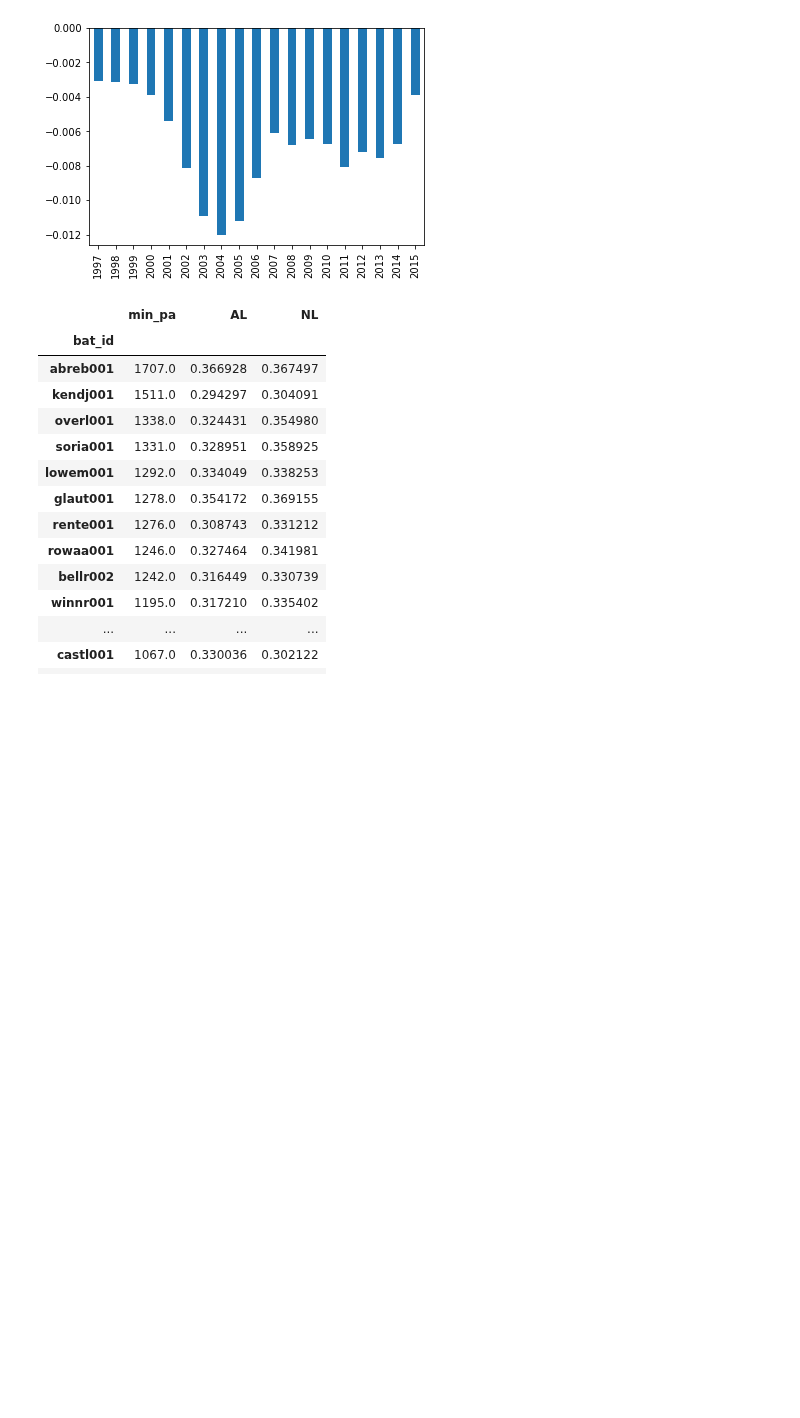
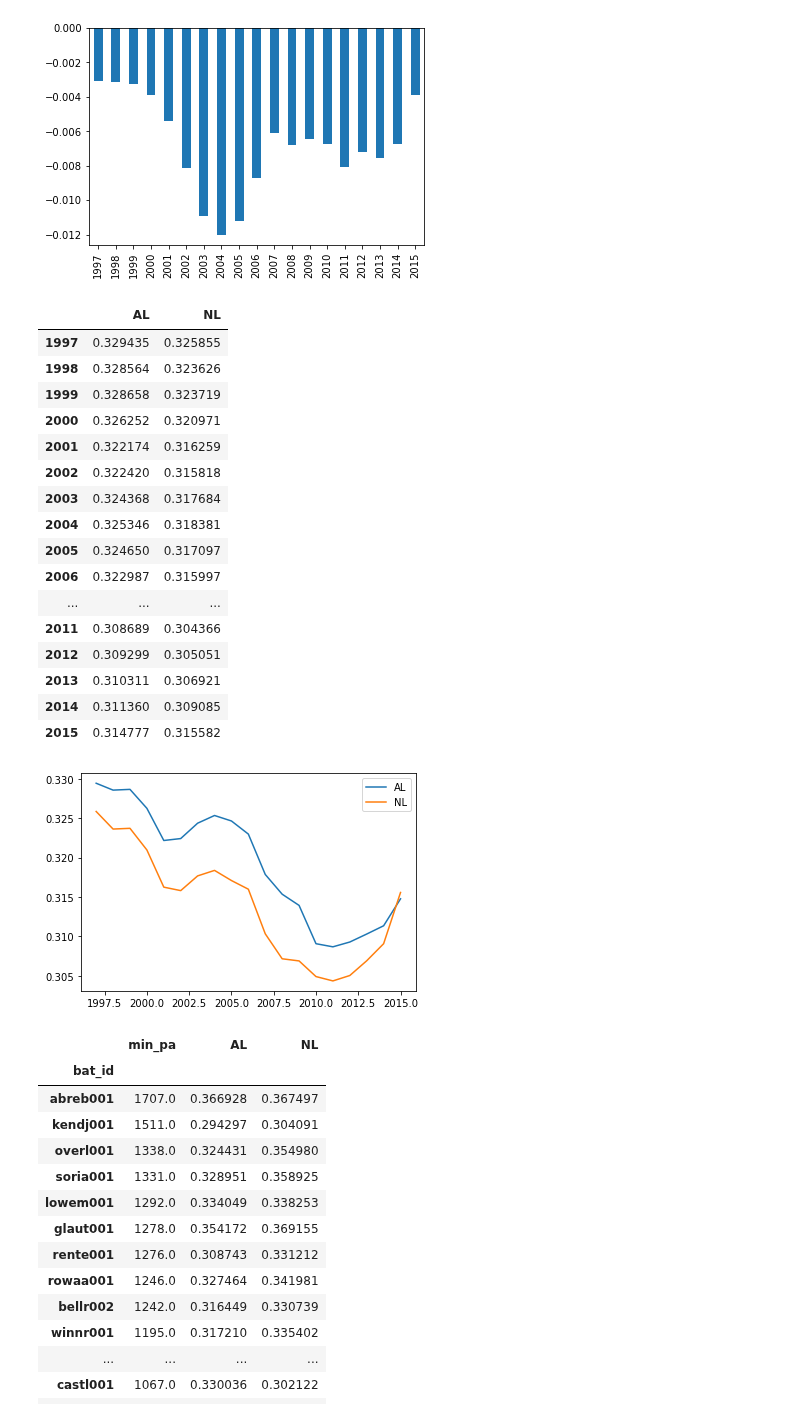
Before and after one commit to sdvinay/baseball_sql, a Jupyter notebook: pandas/AL_vs_NL.ipynb, the cells around one changed output. Cells and saved outputs as stored; diff of their text form; code cells hidden in the pictures; blank space fills up the shorter version.

Commit message:
compare both hitters and pitchers

```diff
--- a/pandas/AL_vs_NL.ipynb
+++ b/pandas/AL_vs_NL.ipynb
@@ -135,10 +135,14 @@ compute_overall_split(pa, ['bat_id', 'fld_lg_id'], 'woba')
 # %% [output]
 {'AL': 0.31160036736837976, 'NL': 0.3171716870611606}
 # %%
-def compute_split_range(df_pa, yr):
-    rng = range(yr, yr+5)
-    return compute_overall_split(df_pa.query('yr in @rng'), ['bat_id', 'fld_lg_id'], 'woba')
 
-result = pd.DataFrame({yr: compute_split_range(pa, yr) for yr in range(1997, 2016)}).T
-result.plot()
-result
+def compute_splits_windows(df_pa, split, window_size):
+
+    def compute_split_range(df_pa, yr):
+        rng = range(yr, yr+window_size)
+        return compute_overall_split(df_pa.query('yr in @rng'), split, 'woba')
+
+
+    yrs = range(df_pa['yr'].min(), df_pa['yr'].max()-window_size+1)
+    result = pd.DataFrame({yr: compute_split_range(df_pa, yr) for yr in yrs}).T
+    return result
@@ -166,6 +178,31 @@ result
 # %% [output]
 <AxesSubplot:>
 [figure]
+# %%
+# Now look at a pool of pitchers, comparing the offenses of each league
+
+result = compute_splits_windows(pa, split = ['pit_id', 'bat_lg_id'], window_size = 5)
+result.plot()
+result
+# %% [output]
+|  | AL | NL |
+| 1997 | 0.329435 | 0.325855 |
+| 1998 | 0.328564 | 0.323626 |
+| 1999 | 0.328658 | 0.323719 |
+| 2000 | 0.326252 | 0.320971 |
+| 2001 | 0.322174 | 0.316259 |
+| 2002 | 0.322420 | 0.315818 |
+| 2003 | 0.324368 | 0.317684 |
+| 2004 | 0.325346 | 0.318381 |
+| 2005 | 0.324650 | 0.317097 |
+| 2006 | 0.322987 | 0.315997 |
+| ... | ... | ... |
+| 2011 | 0.308689 | 0.304366 |
+| 2012 | 0.309299 | 0.305051 |
+| 2013 | 0.310311 | 0.306921 |
+| 2014 | 0.311360 | 0.309085 |
+| 2015 | 0.314777 | 0.315582 |
+[figure, added]
 # %%
 # look at who contributes to a sample and how
 
```
Also changed, not shown: parts of 4 cells of this notebook.
